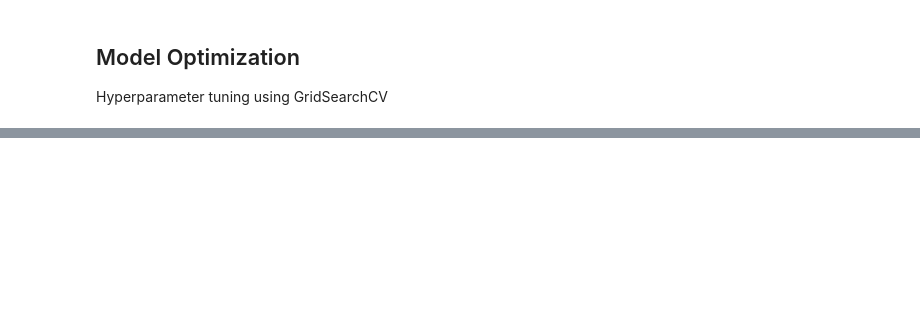
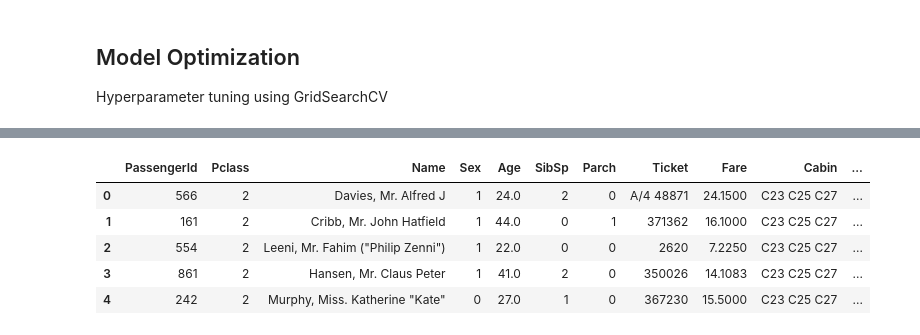
Before and after one commit to brem-21/Titanic, a Jupyter notebook: Titanic.ipynb, the cells around one changed output, grey strips where cells are left out. Saved outputs shown, nothing was run; the diff lists cells and outputs as text; code cells hidden in the pictures; blank space fills up the shorter version.

```diff
--- a/Titanic.ipynb
+++ b/Titanic.ipynb
@@ -764,0 +768,6 @@ if hasattr(best_model, 'feature_importances_'):
+# %%
+# Converting the columns to objects for a clearer overview and Easy Analysis
+
+test_data['Pclass'] = test_data['Pclass'].map({1: '1st', 2: '2nd', 3: '3rd'})
+
+test_data['Embarked'] = test_data['Embarked'].map({'S': 'Southampton', 'C': 'Cherbourg', 'Q': 'Queenstown'})
@@ -764,0 +790,6 @@ if hasattr(best_model, 'feature_importances_'):
+# %%
+# Handling missing values for Age column
+test_data['Age'] = test_data['Age'].fillna(test_data['Age'].median())
+
+# Handling missing values for Cabin column
+test_data['Cabin'] = test_data['Cabin'].fillna(test_data['Cabin'].mode()[0])
@@ -764,0 +834,19 @@ if hasattr(best_model, 'feature_importances_'):
+# %%
+# Importing the encoder to encode the binary categorical varibales
+from sklearn.preprocessing import LabelEncoder, StandardScaler
+
+columns_to_encode = ['Pclass', 'Sex', 'Embarked']
+label_encoder = LabelEncoder()
+
+for column in columns_to_encode:
+    test_data[column] = label_encoder.fit_transform(test_data[column])
+# %%
+# Printing some few rows to confirm the transformation
+test_data.head()
+# %% [output]
+|  | PassengerId | Pclass | Name | Sex | Age | SibSp | Parch | Ticket | Fare | Cabin | ... |
+| 0 | 566 | 2 | Davies, Mr. Alfred J | 1 | 24.0 | 2 | 0 | A/4 48871 | 24.1500 | C23 C25 C27 | ... |
+| 1 | 161 | 2 | Cribb, Mr. John Hatfield | 1 | 44.0 | 0 | 1 | 371362 | 16.1000 | C23 C25 C27 | ... |
+| 2 | 554 | 2 | Leeni, Mr. Fahim ("Philip Zenni") | 1 | 22.0 | 0 | 0 | 2620 | 7.2250 | C23 C25 C27 | ... |
+| 3 | 861 | 2 | Hansen, Mr. Claus Peter | 1 | 41.0 | 2 | 0 | 350026 | 14.1083 | C23 C25 C27 | ... |
+| 4 | 242 | 2 | Murphy, Miss. Katherine "Kate" | 0 | 27.0 | 1 | 0 | 367230 | 15.5000 | C23 C25 C27 | ... |
```
Also changed, not shown: parts of 28 cells of this notebook.
